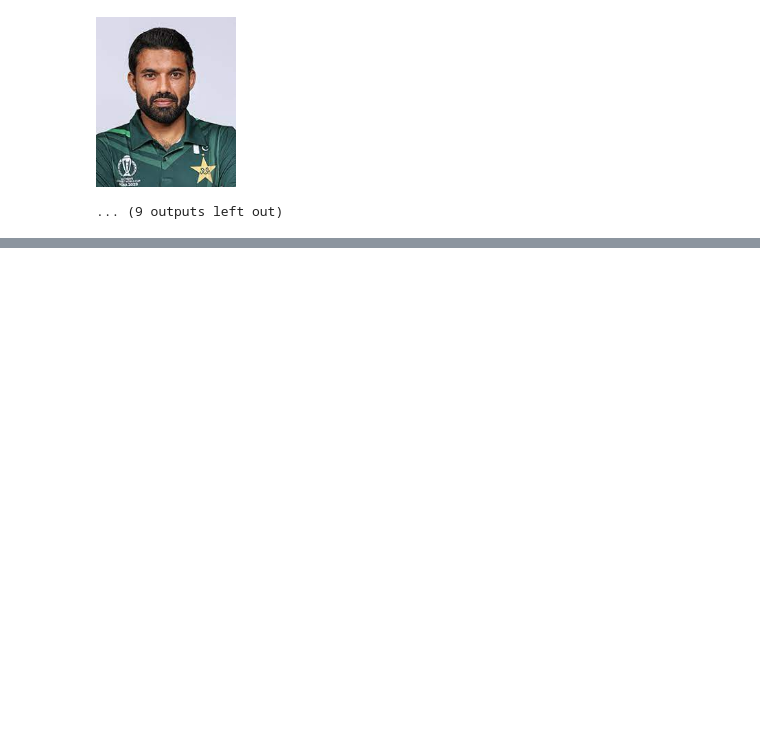
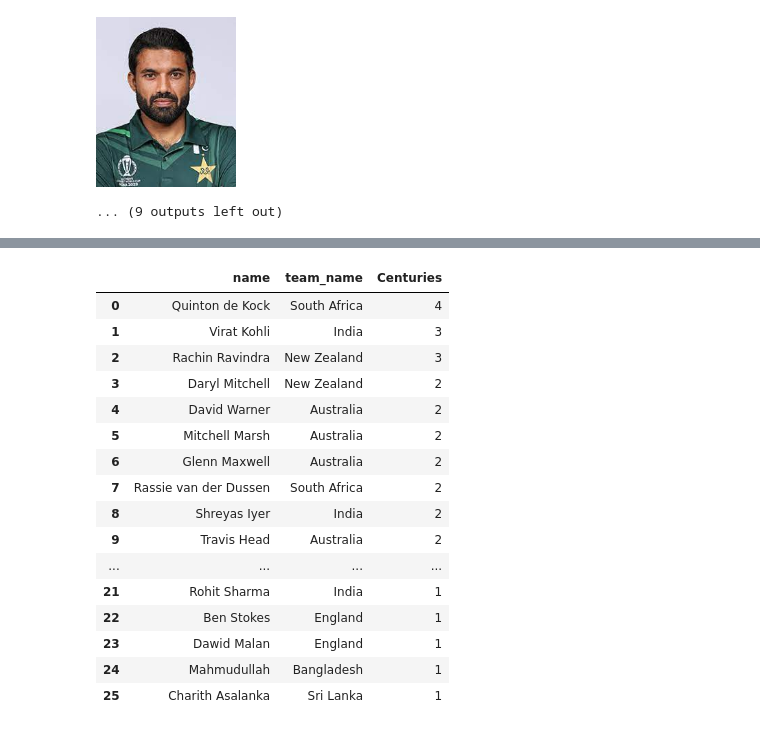
Before and after one commit to Shaheer-Imam/Cricket-World-Cup, a Jupyter notebook: EDA/world_cup_analysis.ipynb, the cells around one changed output, grey strips where cells are left out. Drawn from its saved outputs; the diff is of its cells as text; code cells hidden in the pictures; blank space fills up the shorter version.

```diff
--- a/EDA/world_cup_analysis.ipynb
+++ b/EDA/world_cup_analysis.ipynb
@@ -167,0 +229,22 @@ plot_points_timeline()
+# %%
+centuries = match_scores_df[match_scores_df["runs"] >= 100].groupby("player_id").size().reset_index(name="Centuries")
+final_centuries_df = pd.merge(centuries, players_df, on="player_id")[["name","team_name","Centuries"]].sort_values(by="Centuries", ascending=False).reset_index(drop=True)
+final_centuries_df
+# %% [output]
+|  | name | team_name | Centuries |
+| 0 | Quinton de Kock | South Africa | 4 |
+| 1 | Virat Kohli | India | 3 |
+| 2 | Rachin Ravindra | New Zealand | 3 |
+| 3 | Daryl Mitchell | New Zealand | 2 |
+| 4 | David Warner | Australia | 2 |
+| 5 | Mitchell Marsh | Australia | 2 |
+| 6 | Glenn Maxwell | Australia | 2 |
+| 7 | Rassie van der Dussen | South Africa | 2 |
+| 8 | Shreyas Iyer | India | 2 |
+| 9 | Travis Head | Australia | 2 |
+| ... | ... | ... | ... |
+| 21 | Rohit Sharma | India | 1 |
+| 22 | Ben Stokes | England | 1 |
+| 23 | Dawid Malan | England | 1 |
+| 24 | Mahmudullah | Bangladesh | 1 |
+| 25 | Charith Asalanka | Sri Lanka | 1 |
```
Also changed, not shown: parts of 9 cells of this notebook, 18 other files.
